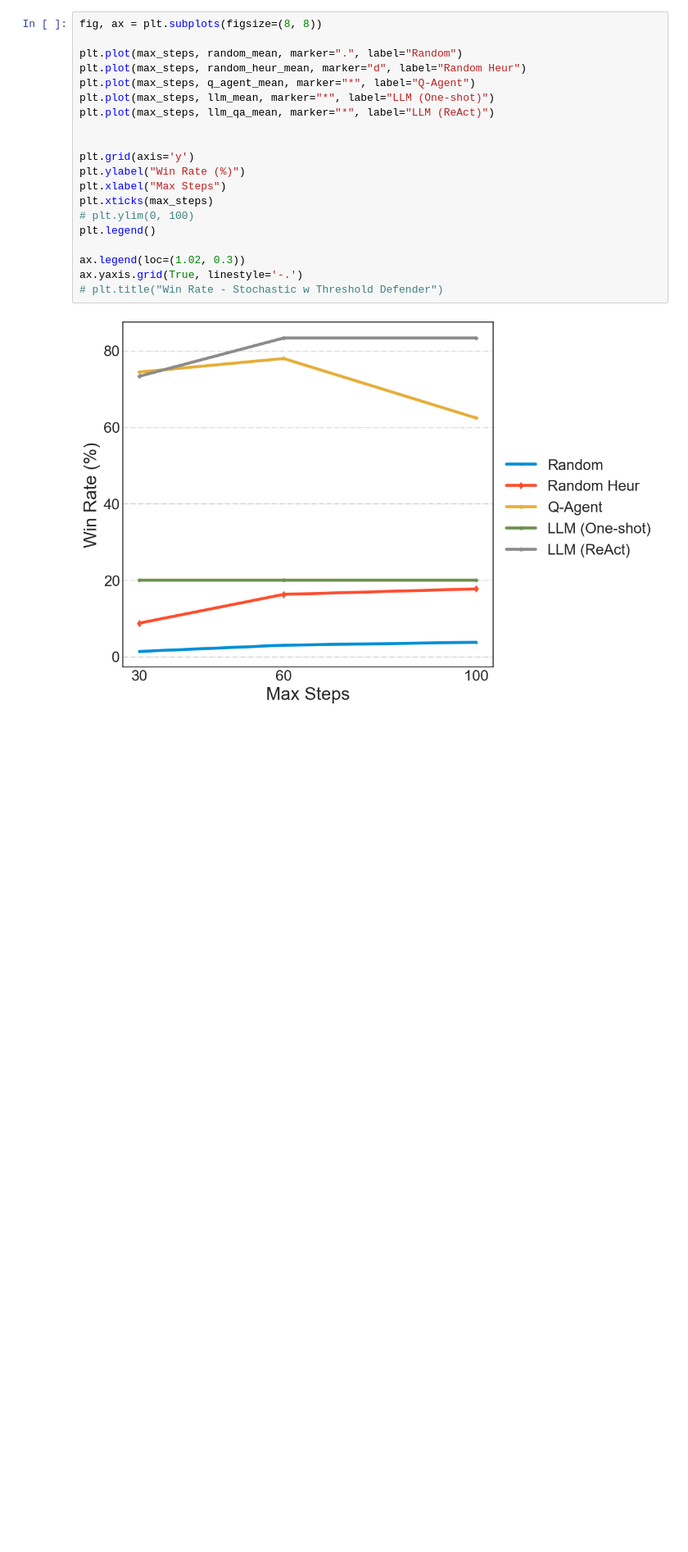
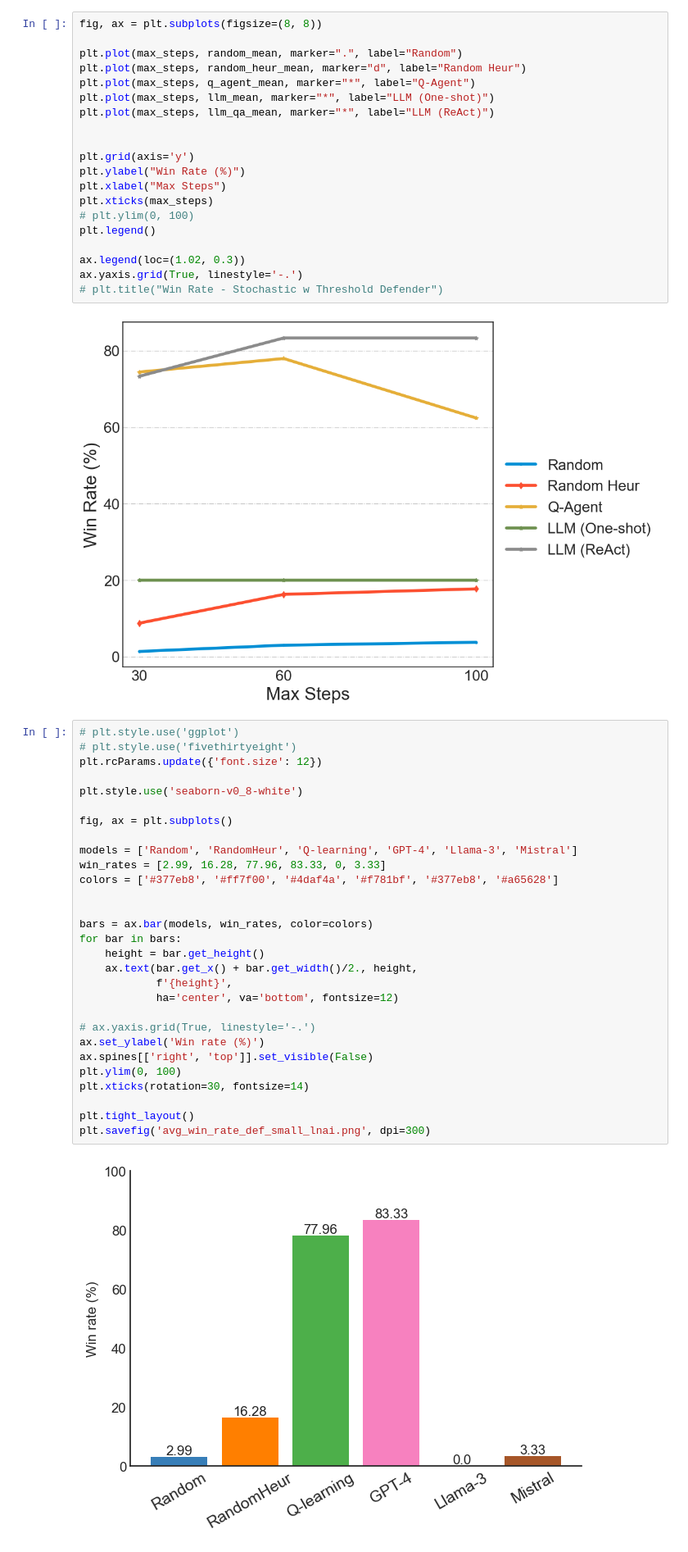
Before and after one commit to stratosphereips/NetSecGame, a Jupyter notebook: notebooks/paper_return_win_rate_small.ipynb, the cells around one changed output. Shown: that part at 82% size. Saved outputs shown, nothing was run; the diff lists cells and outputs as text; blank space fills up the shorter version.

```diff
--- a/notebooks/paper_return_win_rate_small.ipynb
+++ b/notebooks/paper_return_win_rate_small.ipynb
@@ -237,3 +272,34 @@ ax.yaxis.grid(True, linestyle='-.')
 # plt.title("Win Rate - Stochastic w Threshold Defender")
 # %% [output]
 [figure]
+# %%
+# plt.style.use('ggplot')
+# plt.style.use('fivethirtyeight')
+plt.rcParams.update({'font.size': 12})
+
+plt.style.use('seaborn-v0_8-white')
+
+fig, ax = plt.subplots()
+
+models = ['Random', 'RandomHeur', 'Q-learning', 'GPT-4', 'Llama-3', 'Mistral']
+win_rates = [2.99, 16.28, 77.96, 83.33, 0, 3.33]
+colors = ['#377eb8', '#ff7f00', '#4daf4a', '#f781bf', '#377eb8', '#a65628']
+
+
+bars = ax.bar(models, win_rates, color=colors)
+for bar in bars:
+    height = bar.get_height()
+    ax.text(bar.get_x() + bar.get_width()/2., height,
+            f'{height}',
+            ha='center', va='bottom', fontsize=12)
+
+# ax.yaxis.grid(True, linestyle='-.')
+ax.set_ylabel('Win rate (%)')
+ax.spines[['right', 'top']].set_visible(False)
+plt.ylim(0, 100)
+plt.xticks(rotation=30, fontsize=14)
+
+plt.tight_layout()
+plt.savefig('avg_win_rate_def_small_lnai.png', dpi=300)
+# %% [output]
+[figure, added]
```
Also changed, not shown: parts of 6 cells of this notebook, 1 other file.
